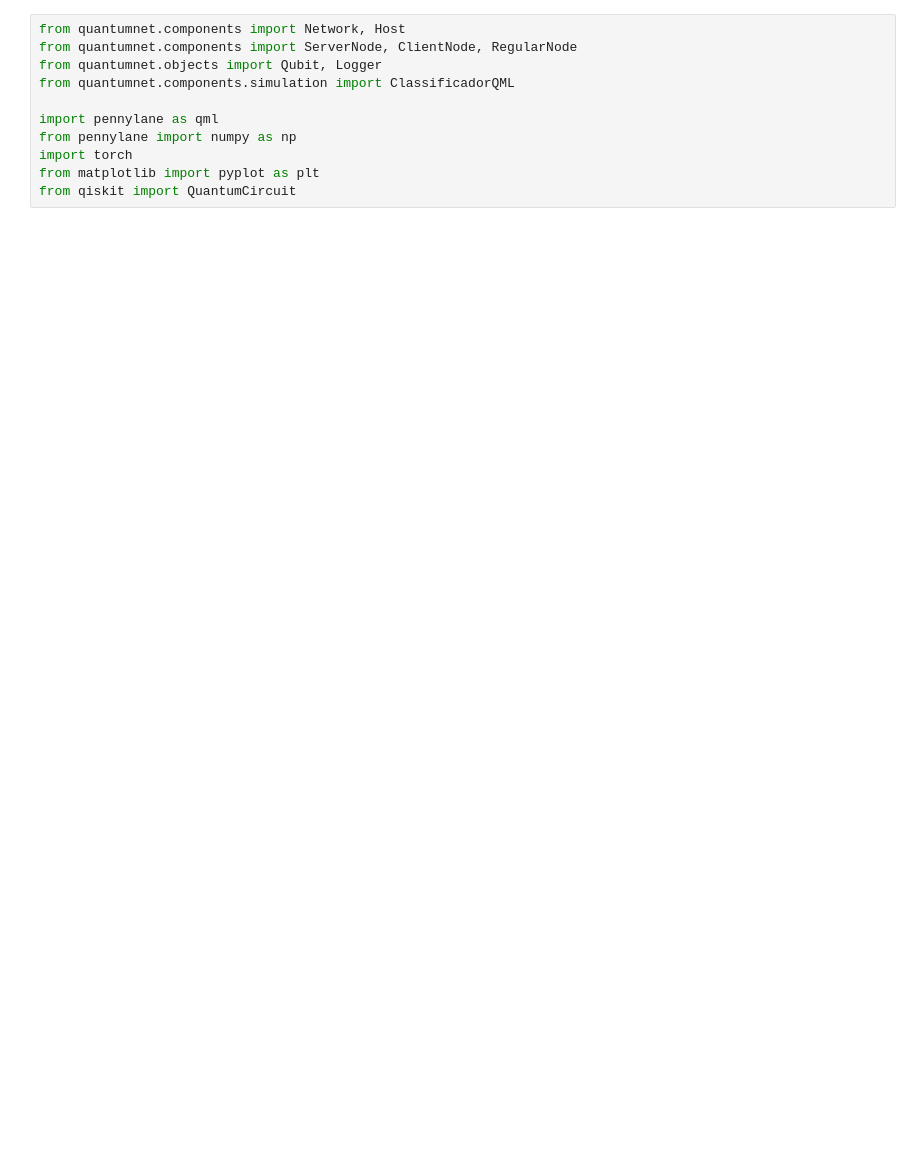
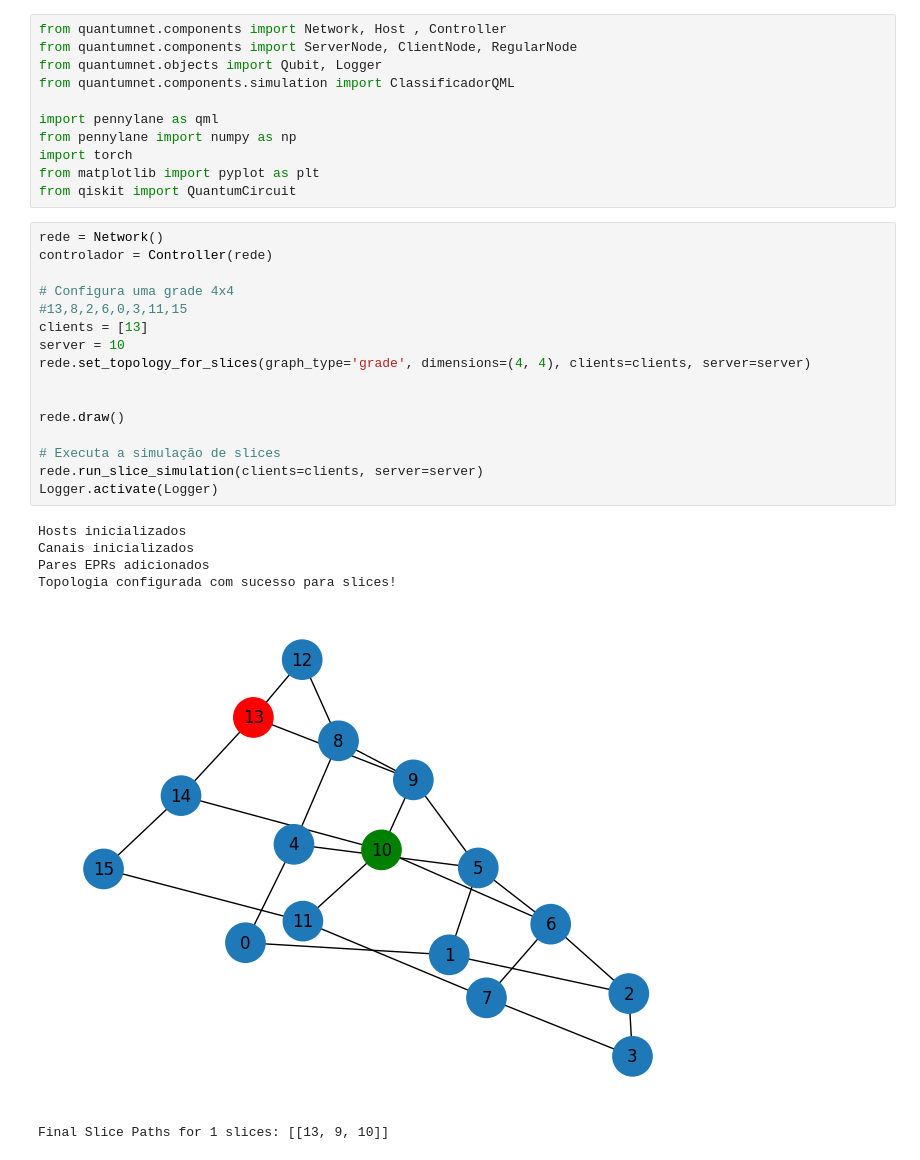
Before and after one commit to polysamo/QML, a Jupyter notebook: teste-qml.ipynb, the cells around one changed output. Saved outputs shown, nothing was run; the diff lists cells and outputs as text; blank space fills up the shorter version.

```diff
--- a/teste-qml.ipynb
+++ b/teste-qml.ipynb
@@ -1,5 +1,5 @@
 # %%
-from quantumnet.components import Network, Host
+from quantumnet.components import Network, Host , Controller
 from quantumnet.components import ServerNode, ClientNode, RegularNode
 from quantumnet.objects import Qubit, Logger
 from quantumnet.components.simulation import ClassificadorQML
@@ -9,3 +9,26 @@ from pennylane import numpy as np
 import torch
 from matplotlib import pyplot as plt
 from qiskit import QuantumCircuit
+# %%
+rede = Network()
+controlador = Controller(rede)
+
+# Configura uma grade 4x4
+#13,8,2,6,0,3,11,15
+clients = [13]
+server = 10
+rede.set_topology_for_slices(graph_type='grade', dimensions=(4, 4), clients=clients, server=server)
+
+
+rede.draw()
+
+# Executa a simulação de slices
+rede.run_slice_simulation(clients=clients, server=server)
+Logger.activate(Logger)
+# %% [output]
+Hosts inicializados
+Canais inicializados
+Pares EPRs adicionados
+Topologia configurada com sucesso para slices!
+[figure, added]
+Final Slice Paths for 1 slices: [[13, 9, 10]]
```
Also changed, not shown: parts of 6 cells of this notebook, 3 other files.
